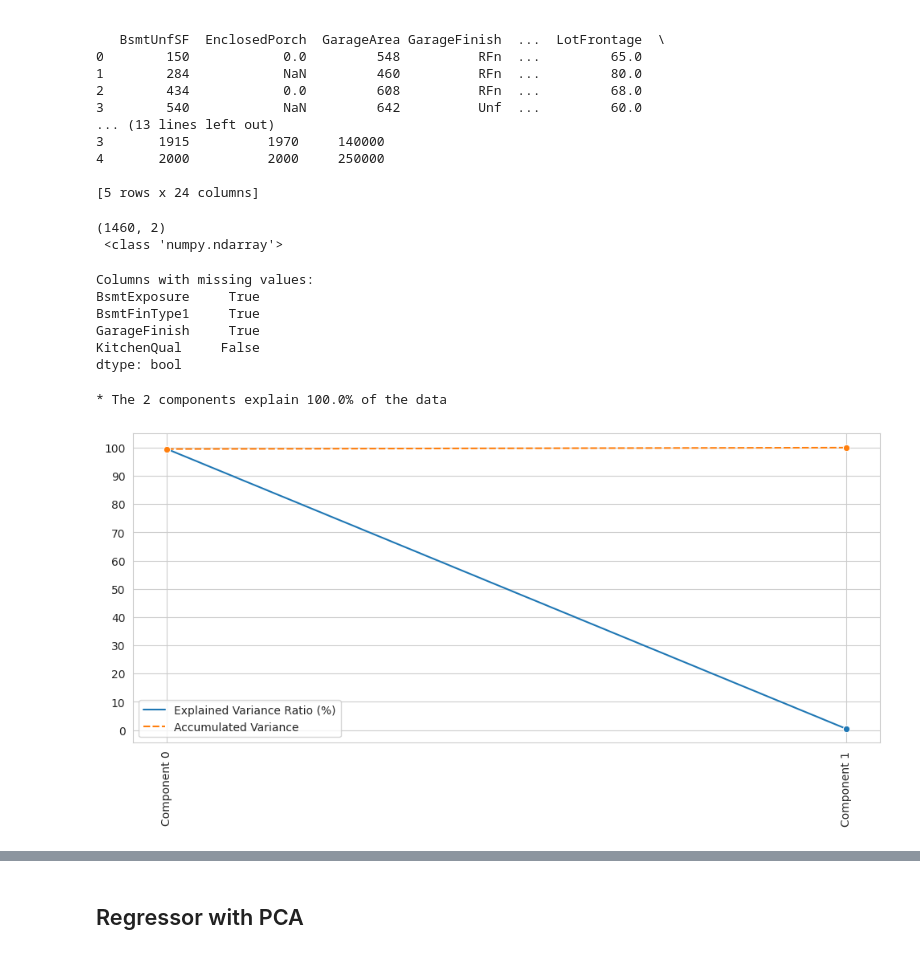
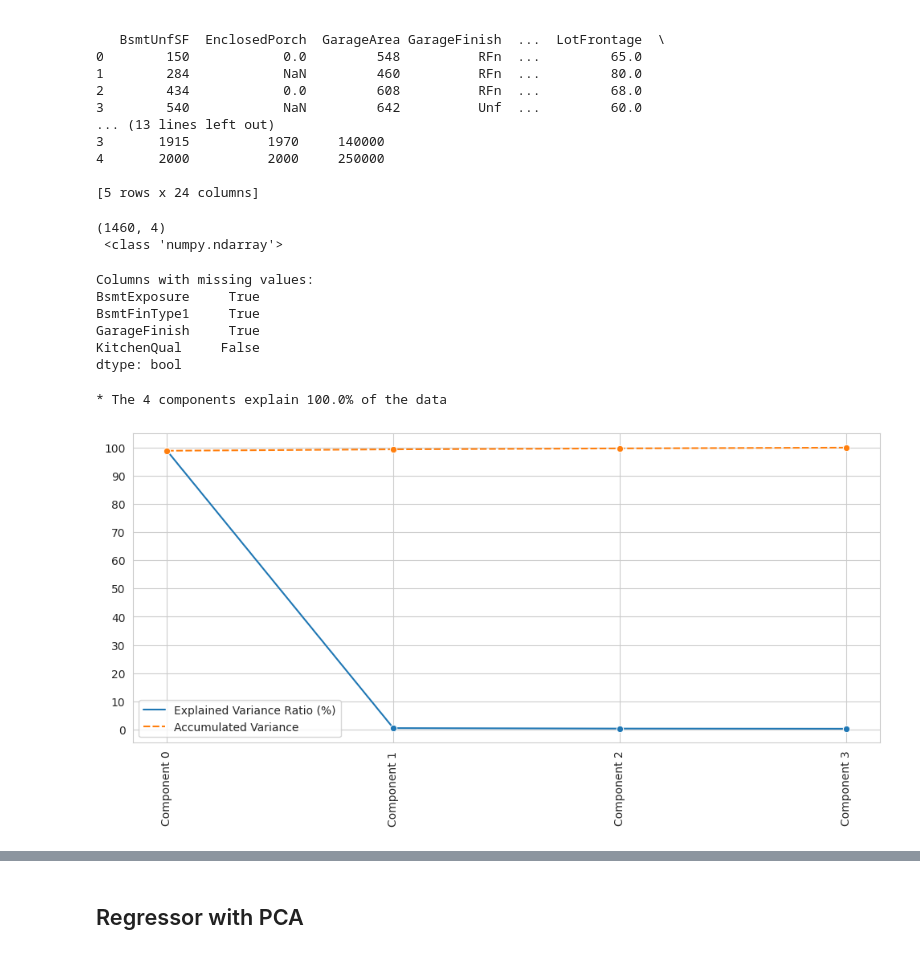
Before and after one commit to BjornL1/heritage-housing2, a Jupyter notebook: jupyter_notebooks/05 - ModelEvaluteRegr_PredictPrice.ipynb, the cells around one changed output, grey strips where cells are left out. Saved outputs shown, nothing was run; the diff lists cells and outputs as text; code cells hidden in the pictures.

```diff
--- a/jupyter_notebooks/05 - ModelEvaluteRegr_PredictPrice.ipynb
+++ b/jupyter_notebooks/05 - ModelEvaluteRegr_PredictPrice.ipynb
@@ -602,7 +602,7 @@ pipeline = Pipeline([
                                variables=['GarageFinish', 'BsmtFinType1', 'BsmtExposure', 'KitchenQual'])),
 
     # Apply PCA
-    ("pca", PCA(n_components=2))  # Modify n_components as needed
+    ("pca", PCA(n_components=4))  # Modify n_components as needed
 ])
 
 # Fit and transform the data
@@ -611,7 +611,7 @@ df_pca = pipeline.fit_transform(df.drop(['SalePrice'], axis=1))
 # Check the result
 print(df_pca.shape, '\n', type(df_pca))
 # %% [output]
-(1460, 2)
+(1460, 4)
  <class 'numpy.ndarray'>
 # %%
 # Check for missing values in columns with string dtype
@@ -634,33 +634,33 @@ import matplotlib.pyplot as plt
 import seaborn as sns
 from sklearn.decomposition import PCA
 
 # Adjust n_components to 2 as the transformed data has only 2 components
-n_components = 2
+n_components = 4
 
 def pca_components_analysis(df_pca, n_components):
     pca = PCA(n_components=n_components).fit(df_pca)
     x_PCA = pca.transform(df_pca)  # array with transformed PCA
 
     ComponentsList = ["Component " + str(number) for number in range(n_components)]
     dfExplVarRatio = pd.DataFrame(
         data=np.round(100 * pca.explained_variance_ratio_, 3),
         index=ComponentsList,
         columns=['Explained Variance Ratio (%)']
     )
 
     dfExplVarRatio['Accumulated Variance'] = dfExplVarRatio['Explained Variance Ratio (%)'].cumsum()
 
     PercentageOfDataExplained = dfExplVarRatio['Explained Variance Ratio (%)'].sum()
 
     print(f"* The {n_components} components explain {round(PercentageOfDataExplained, 2)}% of the data \n")
     plt.figure(figsize=(12, 5))
     sns.lineplot(data=dfExplVarRatio, marker="o")
     plt.xticks(rotation=90)
     plt.yticks(np.arange(0, 110, 10))
     plt.show()
 
 # Perform PCA analysis with n_components=2
 pca_components_analysis(df_pca=df_pca, n_components=n_components)
 # %% [output]
-* The 2 components explain 100.0% of the data
+* The 4 components explain 100.0% of the data
-[figure, old version]
+[figure, new version]
```
Also changed, not shown: parts of 14 cells of this notebook, 5 other files.
